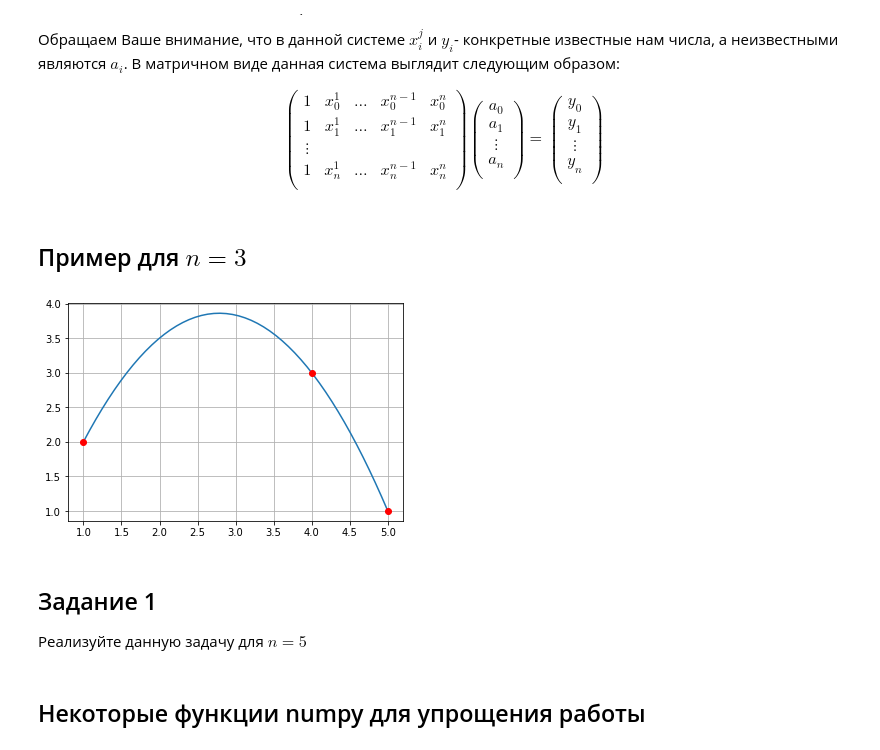
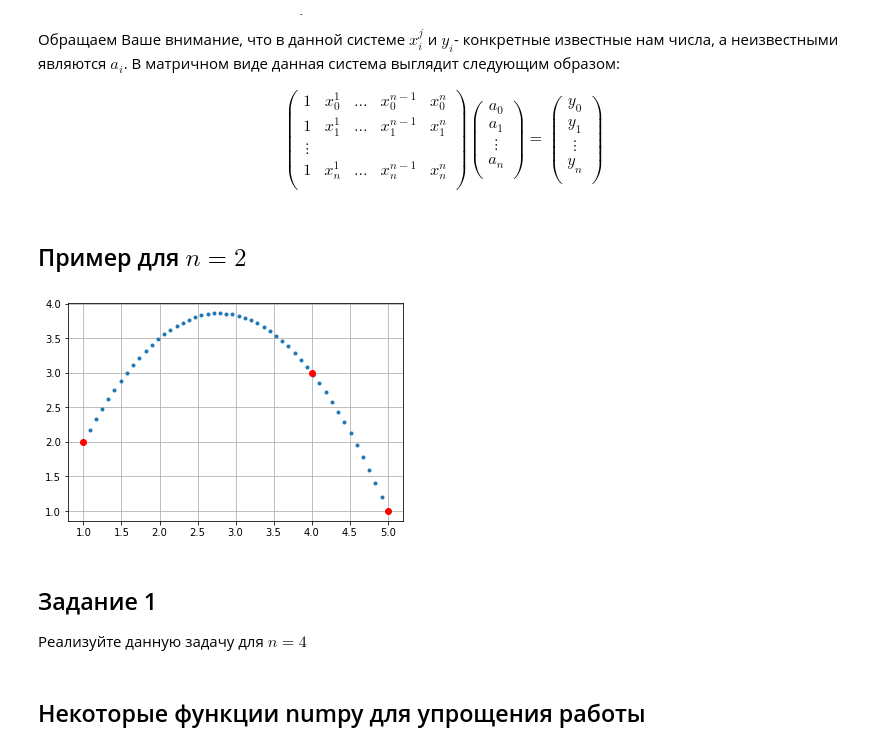
Before and after one commit to samonenko/into_data_maining, a Jupyter notebook: Линейная алгебра (метод наименьших квадратов).ipynb, the cells around one changed output. Cells and saved outputs as stored; diff of their text form; code cells hidden in the pictures.

```diff
--- a/Линейная алгебра (метод наименьших квадратов).ipynb
+++ b/Линейная алгебра (метод наименьших квадратов).ipynb
@@ -44,31 +44,31 @@ y_{n} \\
 \end{pmatrix}
 $$
 # %% [markdown]
-## Пример для $n=3$
+## Пример для $n=2$
 # %%
 import numpy as np
 import matplotlib.pyplot as plt
 
 X = np.array([1,4,5])
 Y = np.array([2,3,1])
 R = np.array([
     [1,  X[0], X[0]**2],
     [1,  X[1], X[1]**2],
     [1,  X[2], X[2]**2],
 
 ])
 A = np.linalg.solve(R,Y)
 
 linsp  = np.linspace(X.min(), X.max())  # Множество значений от X.min() до X.max() (с шагом 50 по умолчанию)
 fun = A[0] + (A[1] + A[2]*linsp)*linsp # Расчет значений во всех точках linsp (по схеме Горнера)
-plt.plot(linsp,fun);
+plt.plot(linsp,fun,'.');
 plt.plot(X,Y, 'ro');
 plt.grid(True)
 # %% [output]
-[figure, old version]
+[figure, new version]
 # %% [markdown]
 ## Задание 1
-Реализуйте данную задачу для $n=5$
+Реализуйте данную задачу для $n=4$
 # %%
 import numpy as np
 import matplotlib.pyplot as plt
```
